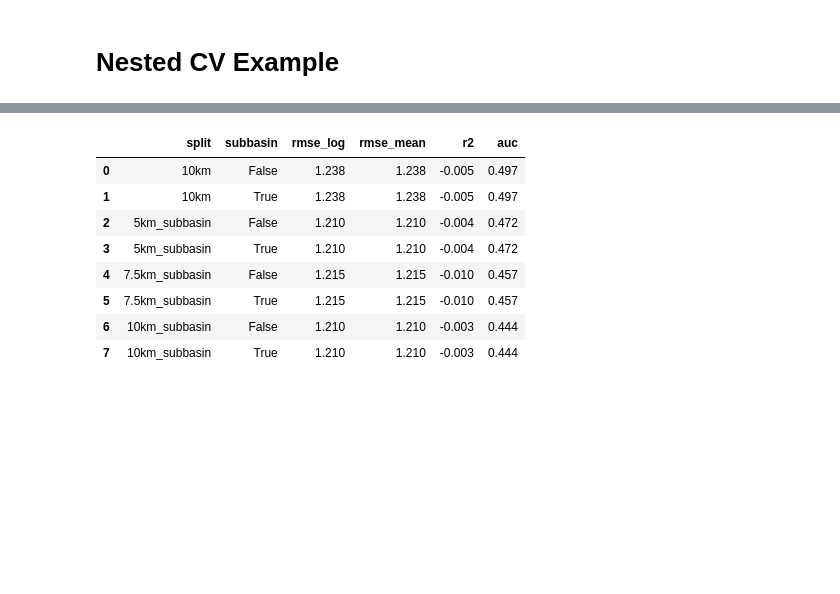
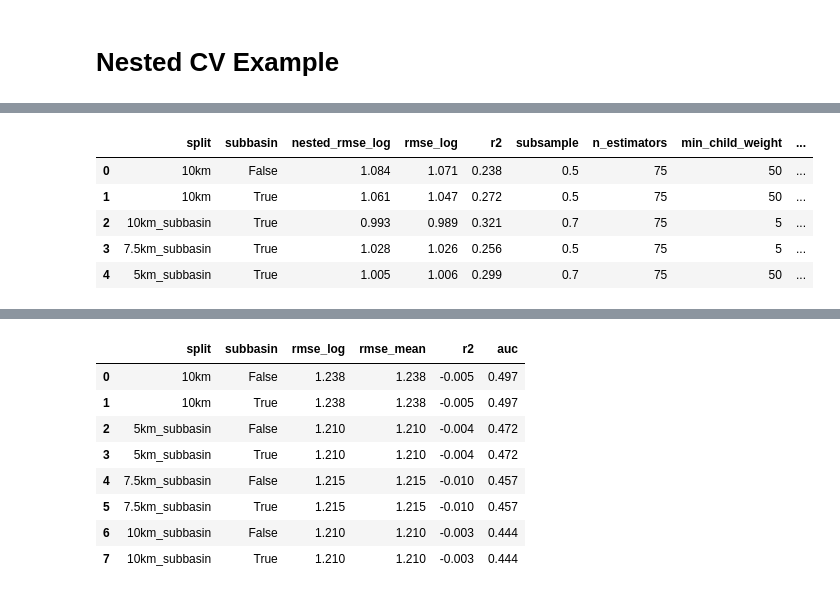
Before and after one commit to Erdos-Projects/fall-2026-infrastructure-placement, a Jupyter notebook: notebooks/models/brt.ipynb, the cells around one changed output, grey strips where cells are left out. Drawn from its saved outputs; the diff is of its cells as text; code cells hidden in the pictures; blank space fills up the shorter version.

```diff
--- a/notebooks/models/brt.ipynb
+++ b/notebooks/models/brt.ipynb
@@ -32,5 +30,6 @@ THRESHOLD_MG_L = 10
 # %%
-X, y, meta = load_model_data(subbasin=USE_SUBBASIN)
+X, y, meta = load_model_data(subbasin=USE_SUBBASIN, drop_elevation=DROP_ELEVATION)
+
 FEATURES = list(X.columns)
 
 data = load_split(pd.concat([meta, X], axis=1).assign(log_nitrate=y), split=SPLIT)
@@ -203,0 +218,8 @@ def make_search_brt(inner_cv, param_grid, SEED):
+# %%
+def choose_params(outer_results, params_by_fold):
+    """Most frequent parameters across outer folds; ties go to the lowest inner RMSE."""
+    cols = [c for c in params_by_fold.columns if c != "outer_fold"]
+    table = params_by_fold.merge(outer_results[["outer_fold", "best_inner_rmse_log"]], on="outer_fold")
+    table["count"] = table.groupby(cols)["outer_fold"].transform("size")
+    table = table.sort_values(["count", "best_inner_rmse_log"], ascending=[False, True])
+    return table[cols].iloc[[0]].to_dict("records")[0]
@@ -203,0 +253,48 @@ def make_search_brt(inner_cv, param_grid, SEED):
+# %%
+CONFIGS = [                      # (split, use subbasin features)
+    ("10km", False),
+    ("10km", True),
+    ("10km_subbasin", True),
+    ("7.5km_subbasin", True),
+    ("5km_subbasin", True),
+]
+# %%
+import time
+from src.evaluation.results_log import save_run, load_runs, summarize
+
+
+def run_config(split, use_subbasin):
+    drop_elevation = use_subbasin                    # subbasin replaces elevation
+    X, y, meta = load_model_data(subbasin=use_subbasin, drop_elevation=drop_elevation)
+    features = list(X.columns)
+    d = load_split(pd.concat([meta, X], axis=1).assign(log_nitrate=y), split=split)
+
+    development, X_dev, y_dev = random_forest.make_inner_subfolds(
+        d, features, N_SUBFOLDS=N_SUBFOLDS, THRESHOLD_MG_L=THRESHOLD_MG_L, SEED=SUBFOLD_SEED)
+
+    outer_results, params_by_fold = random_forest.fit_model_with_nested_cv(
+        development, X_dev, y_dev, param_grid, make_search_brt,
+        N_SUBFOLDS=N_SUBFOLDS, THRESHOLD_MG_L=THRESHOLD_MG_L, SEED=MODEL_SEED)
+    best_params = choose_params(outer_results, params_by_fold)
+
+    model = xgboost.XGBRegressor(**best_params, objective="reg:squarederror",
+                                 max_bin=64, random_state=MODEL_SEED, n_jobs=-1)
+    results = random_forest.fit_model_with_normal_cv(
+        development, X_dev, y_dev, model, THRESHOLD_MG_L=THRESHOLD_MG_L)
+
+    save_run(results["outer_results"], model="XGBoost BRT", task="regression", author="Karuna",
+             split=split, use_subbasin=use_subbasin, drop_elevation=drop_elevation,
+             n_features=len(features), notes=f"params: {best_params}")
+    return {"split": split, "subbasin": use_subbasin,
+            "nested_rmse_log": outer_results["rmse_log"].mean(),
+            "rmse_log": results["outer_results"]["rmse_log"].mean(),
+            "r2": results["outer_results"]["r2"].mean(), **best_params}
+
+summary = []
+for split, use_subbasin in CONFIGS:
+    start = time.time()
+    summary.append(run_config(split, use_subbasin))
+    print(f"{split} | subbasin={use_subbasin} | {(time.time() - start) / 60:.1f} min")
+
+pd.DataFrame(summary).round(3)
+# %% [output]
@@ -203,0 +318,6 @@ def make_search_brt(inner_cv, param_grid, SEED):
+|  | split | subbasin | nested_rmse_log | rmse_log | r2 | subsample | n_estimators | min_child_weight | ... |
+| 0 | 10km | False | 1.084 | 1.071 | 0.238 | 0.5 | 75 | 50 | ... |
+| 1 | 10km | True | 1.061 | 1.047 | 0.272 | 0.5 | 75 | 50 | ... |
+| 2 | 10km_subbasin | True | 0.993 | 0.989 | 0.321 | 0.7 | 75 | 5 | ... |
+| 3 | 7.5km_subbasin | True | 1.028 | 1.026 | 0.256 | 0.5 | 75 | 5 | ... |
+| 4 | 5km_subbasin | True | 1.005 | 1.006 | 0.299 | 0.7 | 75 | 50 | ... |
```
Also changed, not shown: parts of 20 cells of this notebook, 10 other files.
